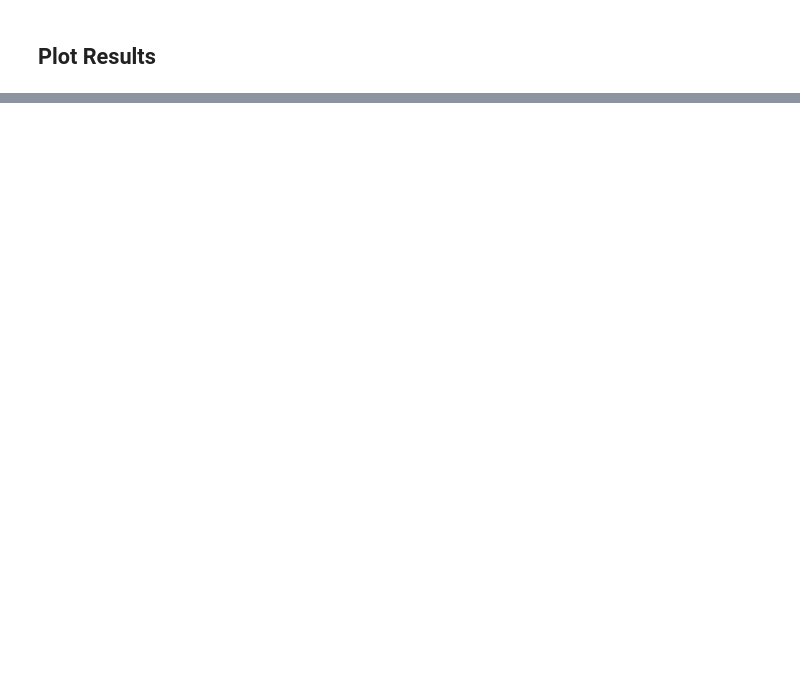
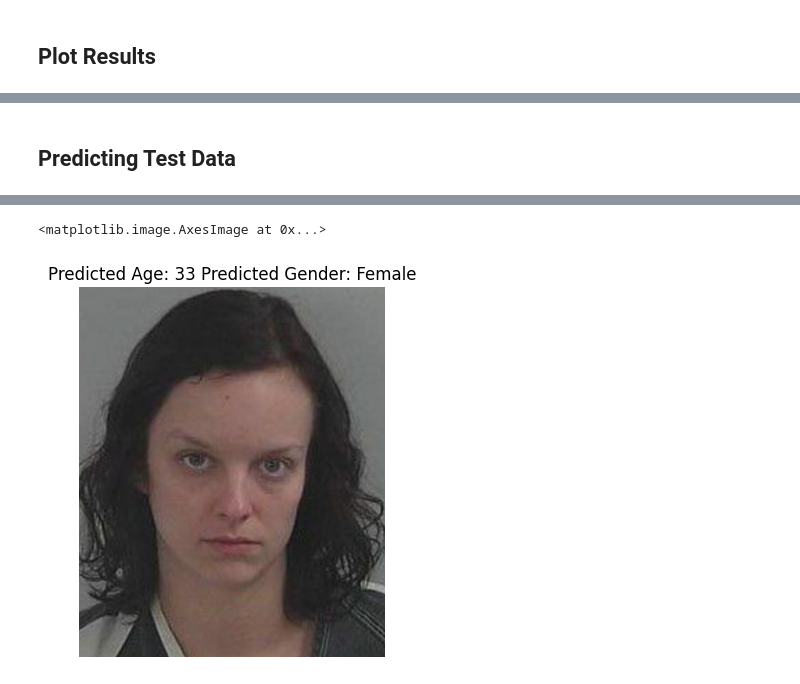
Before and after one commit to ammarlodhi255/codeclause_projects, a Jupyter notebook: Age and Gender Detection System/age_gender_detection.ipynb, the cells around one changed output, grey strips where cells are left out. Saved outputs shown, nothing was run; the diff lists cells and outputs as text; code cells hidden in the pictures; blank space fills up the shorter version.

Commit message:
make predictions

```diff
--- a/Age and Gender Detection System/age_gender_detection.ipynb
+++ b/Age and Gender Detection System/age_gender_detection.ipynb
@@ -188,3 +188,3 @@ plot_model(model)
 # %%
 history = model.fit(x=X, y=[y_gender, y_age],
-                    batch_size=32, epochs=30, validation_split=0.2)
+                    batch_size=32, epochs=50, validation_split=0.2)
@@ -223,0 +247,21 @@ plt.show()
+# %% [markdown]
+## Predicting Test Data
+# %%
+def get_image_features(image):
+  img = load_img(image, grayscale=True)
+  img = img.resize((128, 128), Image.ANTIALIAS)
+  img = np.array(img)
+  img = img.reshape(1, 128, 128, 1)
+  img = img / 255.0
+  return img
+# %%
+img_to_test = '/content/drive/MyDrive/Projects/CodeClause Projects/Age and Gender Detection System/test images/1.png'
+features = get_image_features(img_to_test)
+pred = model.predict(features)
+gender = gender_mapping[round(pred[0][0][0])]
+age = round(pred[1][0][0])
+
+plt.title(f'Predicted Age: {age} Predicted Gender: {gender}')
+plt.axis('off')
+plt.imshow(np.array(load_img(img_to_test)))
+# %% [output]
@@ -223,0 +269,2 @@ plt.show()
+<matplotlib.image.AxesImage at 0x...>
+[figure, added]
```
Also changed, not shown: parts of 14 cells of this notebook, 4 other files.
